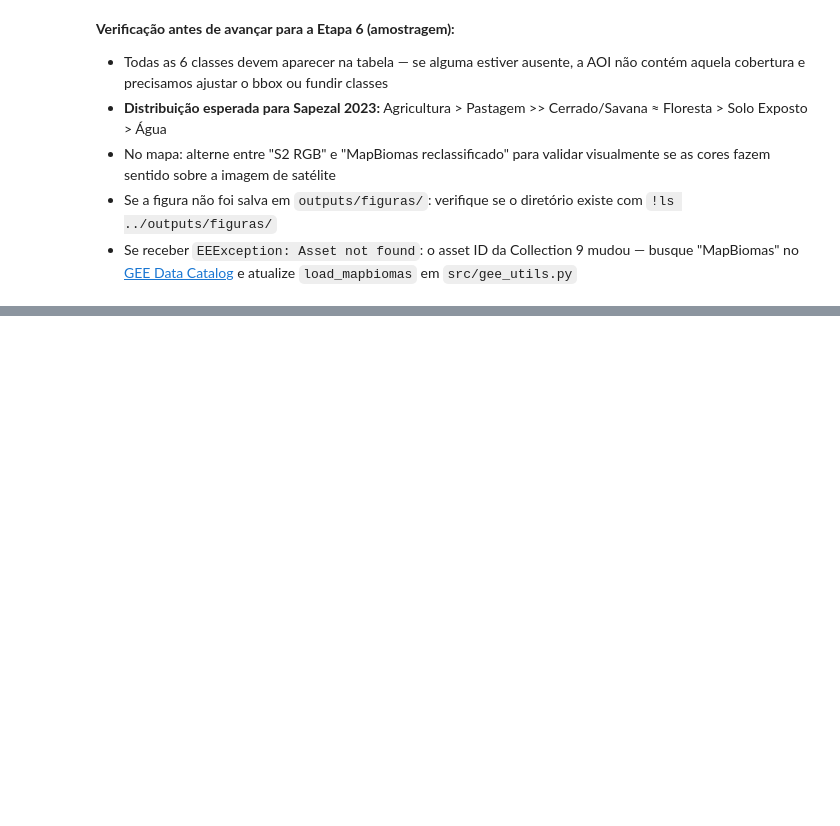
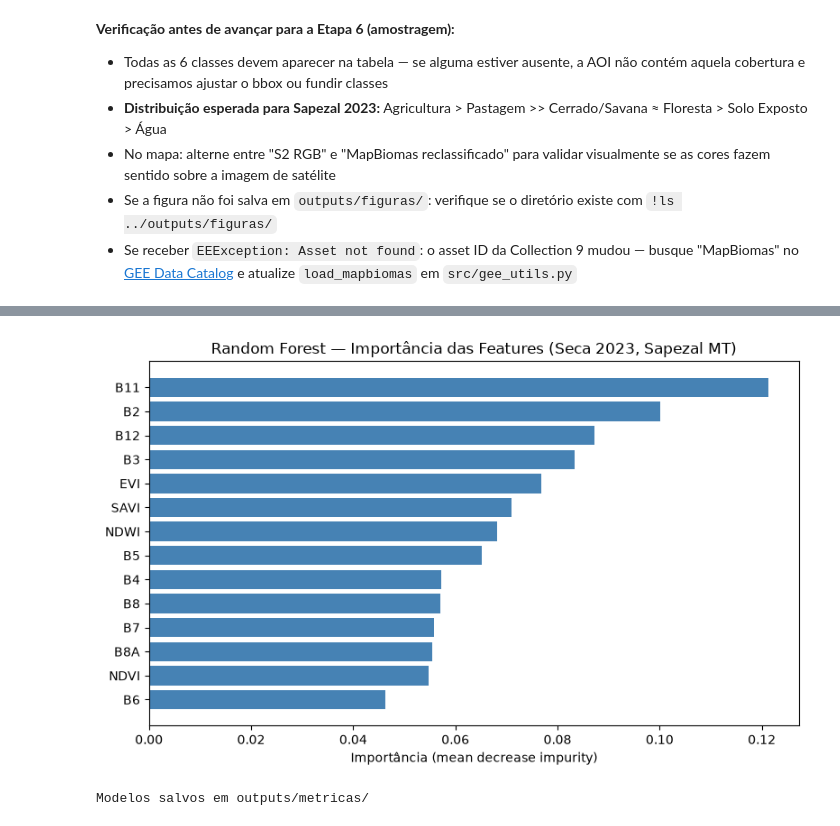
Before and after one commit to ferdamarc/LULC_project, a Jupyter notebook: notebooks/01_pipeline_classificacao.ipynb, the cells around one changed output, grey strips where cells are left out. Drawn from its saved outputs; the diff is of its cells as text; code cells hidden in the pictures; blank space fills up the shorter version.

Commit message:
feat(model): add a first version of the LULC model

```diff
--- a/notebooks/01_pipeline_classificacao.ipynb
+++ b/notebooks/01_pipeline_classificacao.ipynb
@@ -305,0 +484,23 @@ plt.show()
+# %%
+# --- Caminho 2: sklearn Random Forest + XGBoost ---
+
+# sklearn RF
+rf = RandomForestClassifier(n_estimators=100, random_state=42, n_jobs=-1)
+rf.fit(X_train, y_train)
+y_pred_rf = rf.predict(X_test)
+
+print('=== sklearn Random Forest ===')
+print(f'Acurácia global (teste): {accuracy_score(y_test, y_pred_rf):.4f}')
+print(f'Kappa           (teste): {cohen_kappa_score(y_test, y_pred_rf):.4f}')
+
+# XGBoost exige labels iniciando em 0 — convertemos 1-6 → 0-5 para o fit
+xgb_clf = xgb.XGBClassifier(
+    n_estimators=100, max_depth=6, learning_rate=0.1,
+    random_state=42, eval_metric='mlogloss', verbosity=0,
+)
+xgb_clf.fit(X_train, y_train - 1)
+y_pred_xgb = xgb_clf.predict(X_test) + 1  # reverte 0-5 → 1-6
+
+print('\n=== XGBoost ===')
+print(f'Acurácia global (teste): {accuracy_score(y_test, y_pred_xgb):.4f}')
+print(f'Kappa           (teste): {cohen_kappa_score(y_test, y_pred_xgb):.4f}')
@@ -305,0 +515,17 @@ plt.show()
+# %%
+# Importância das features do RF — sanity check: NDVI/EVI devem liderar
+fig_imp = plot_feature_importance(
+    rf.feature_importances_, FEATURE_BANDS,
+    title='Random Forest — Importância das Features (Seca 2023, Sapezal MT)',
+)
+fig_imp.savefig('../outputs/figuras/feature_importance_rf.png', dpi=150, bbox_inches='tight')
+plt.show()
+
+# Salva modelos para reutilização na Etapa 8 sem re-treinar
+import joblib
+joblib.dump(rf, '../outputs/metricas/rf_model.pkl')
+xgb_clf.save_model('../outputs/metricas/xgb_model.json')
+print('Modelos salvos em outputs/metricas/')
+# %% [output]
+[figure, added]
+Modelos salvos em outputs/metricas/
```
Also changed, not shown: parts of 31 cells of this notebook.
